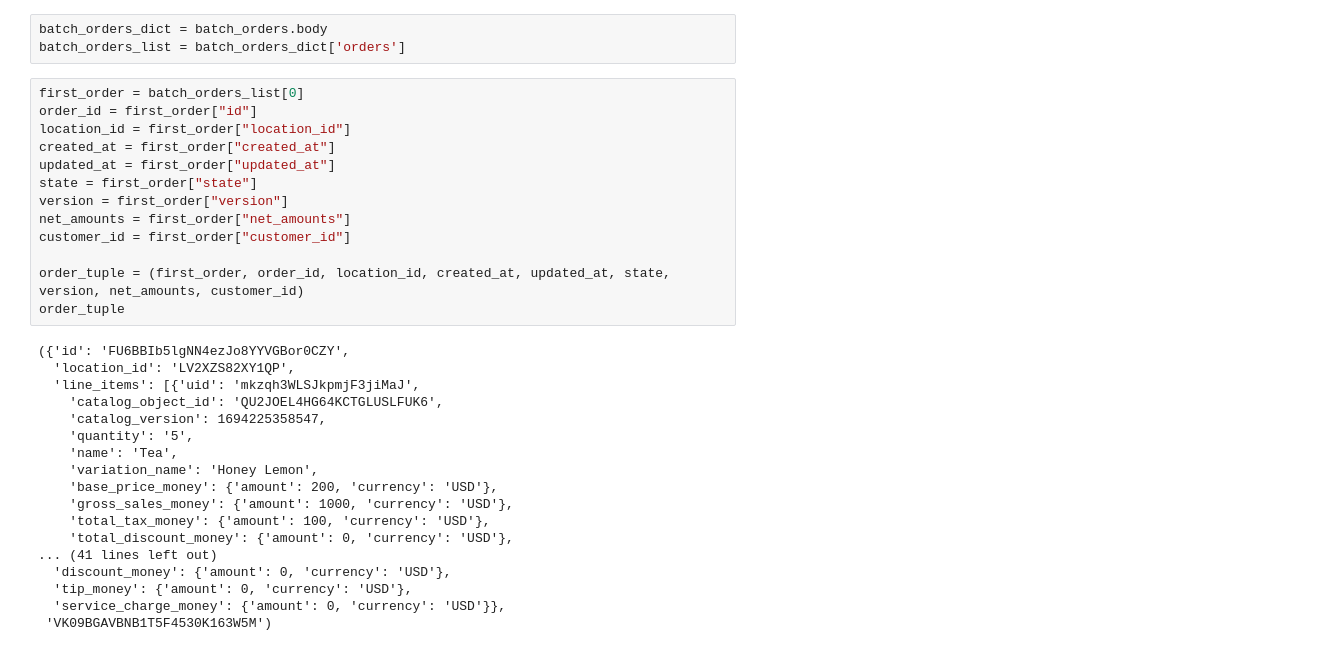
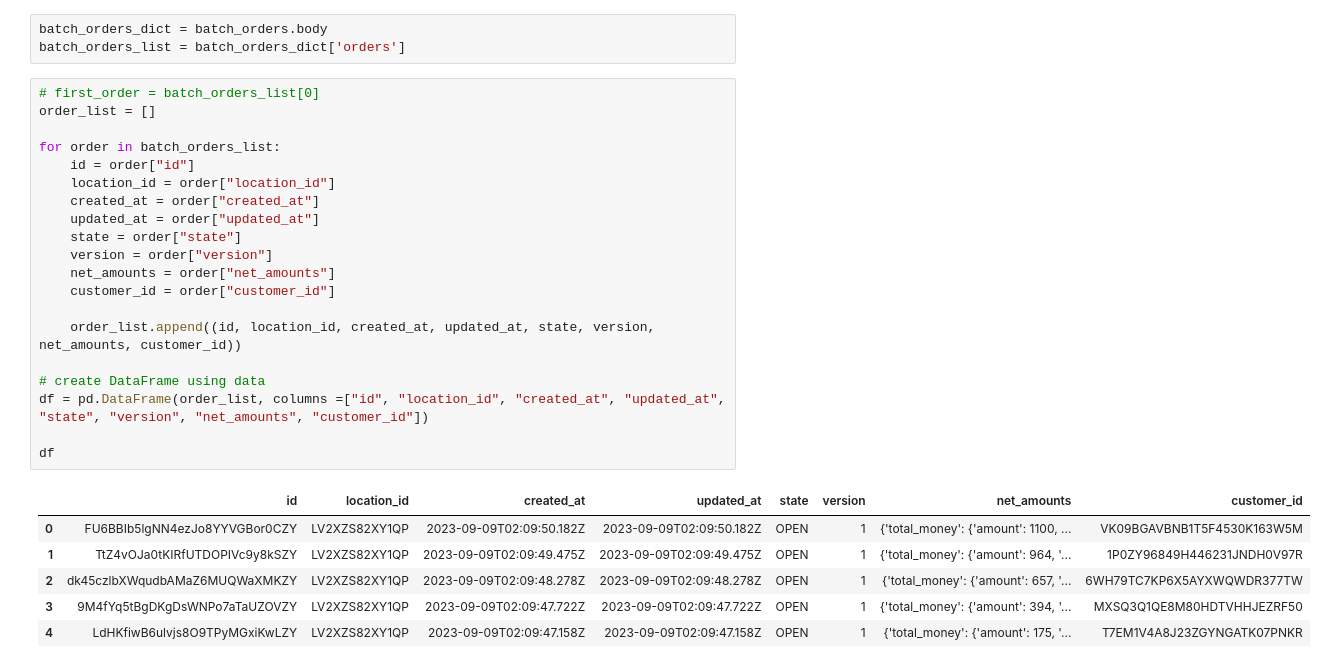
Before and after one commit to djdawkins/squareGoogleAI, a Jupyter notebook: quickstart_py/orders_api.ipynb, the cells around one changed output. Saved outputs shown, nothing was run; the diff lists cells and outputs as text.

```diff
--- a/quickstart_py/orders_api.ipynb
+++ b/quickstart_py/orders_api.ipynb
@@ -69,33 +70,29 @@ elif batch_orders.is_error():
 batch_orders_dict = batch_orders.body
 batch_orders_list = batch_orders_dict['orders']
 # %%
-first_order = batch_orders_list[0]
-order_id = first_order["id"]
-location_id = first_order["location_id"]
-created_at = first_order["created_at"]
-updated_at = first_order["updated_at"]
-state = first_order["state"]
-version = first_order["version"]
-net_amounts = first_order["net_amounts"]
-customer_id = first_order["customer_id"]
+# first_order = batch_orders_list[0]
+order_list = []
 
-order_tuple = (first_order, order_id, location_id, created_at, updated_at, state, version, net_amounts, customer_id)
-order_tuple
+for order in batch_orders_list:
+    id = order["id"]
+    location_id = order["location_id"]
+    created_at = order["created_at"]
+    updated_at = order["updated_at"]
+    state = order["state"]
+    version = order["version"]
+    net_amounts = order["net_amounts"]
+    customer_id = order["customer_id"]
+
+    order_list.append((id, location_id, created_at, updated_at, state, version, net_amounts, customer_id))
+
+# create DataFrame using data
+df = pd.DataFrame(order_list, columns =["id", "location_id", "created_at", "updated_at", "state", "version", "net_amounts", "customer_id"])
+
+df
 # %% [output]
-({'id': 'FU6BBIb5lgNN4ezJo8YYVGBor0CZY',
-  'location_id': 'LV2XZS82XY1QP',
-  'line_items': [{'uid': 'mkzqh3WLSJkpmjF3jiMaJ',
-    'catalog_object_id': 'QU2JOEL4HG64KCTGLUSLFUK6',
-    'catalog_version': 1694225358547,
-    'quantity': '5',
-    'name': 'Tea',
-    'variation_name': 'Honey Lemon',
-    'base_price_money': {'amount': 200, 'currency': 'USD'},
-    'gross_sales_money': {'amount': 1000, 'currency': 'USD'},
-    'total_tax_money': {'amount': 100, 'currency': 'USD'},
-    'total_discount_money': {'amount': 0, 'currency': 'USD'},
-... (41 lines left out)
-  'discount_money': {'amount': 0, 'currency': 'USD'},
-  'tip_money': {'amount': 0, 'currency': 'USD'},
-  'service_charge_money': {'amount': 0, 'currency': 'USD'}},
- 'VK09BGAVBNB1T5F4530K163W5M')
+|  | id | location_id | created_at | updated_at | state | version | net_amounts | customer_id |
+| 0 | FU6BBIb5lgNN4ezJo8YYVGBor0CZY | LV2XZS82XY1QP | 2023-09-09T02:09:50.182Z | 2023-09-09T02:09:50.182Z | OPEN | 1 | {'total_money': {'amount': 1100, ... | VK09BGAVBNB1T5F4530K163W5M |
+| 1 | TtZ4vOJa0tKIRfUTDOPIVc9y8kSZY | LV2XZS82XY1QP | 2023-09-09T02:09:49.475Z | 2023-09-09T02:09:49.475Z | OPEN | 1 | {'total_money': {'amount': 964, '... | 1P0ZY96849H446231JNDH0V97R |
+| 2 | dk45czlbXWqudbAMaZ6MUQWaXMKZY | LV2XZS82XY1QP | 2023-09-09T02:09:48.278Z | 2023-09-09T02:09:48.278Z | OPEN | 1 | {'total_money': {'amount': 657, '... | 6WH79TC7KP6X5AYXWQWDR377TW |
+| 3 | 9M4fYq5tBgDKgDsWNPo7aTaUZOVZY | LV2XZS82XY1QP | 2023-09-09T02:09:47.722Z | 2023-09-09T02:09:47.722Z | OPEN | 1 | {'total_money': {'amount': 394, '... | MXSQ3Q1QE8M80HDTVHHJEZRF50 |
+| 4 | LdHKfiwB6ulvjs8O9TPyMGxiKwLZY | LV2XZS82XY1QP | 2023-09-09T02:09:47.158Z | 2023-09-09T02:09:47.158Z | OPEN | 1 | {'total_money': {'amount': 175, '... | T7EM1V4A8J23ZGYNGATK07PNKR |
```
Also changed, not shown: parts of 1 cell of this notebook, 1 other file.
